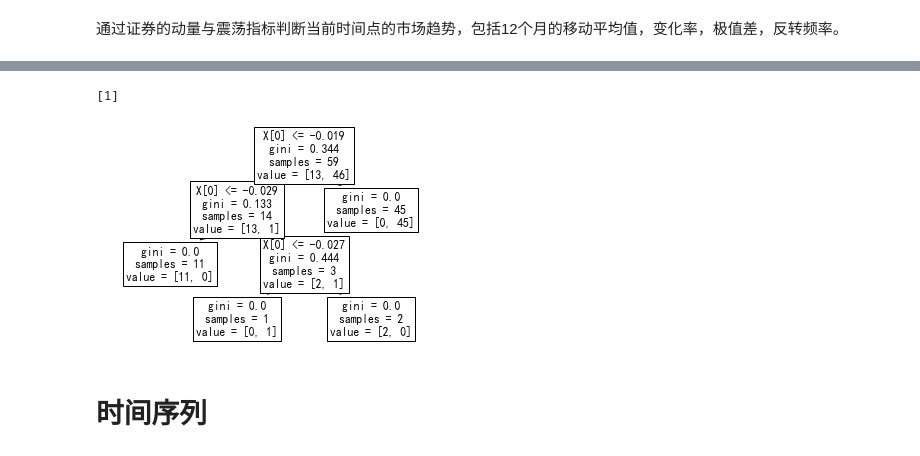
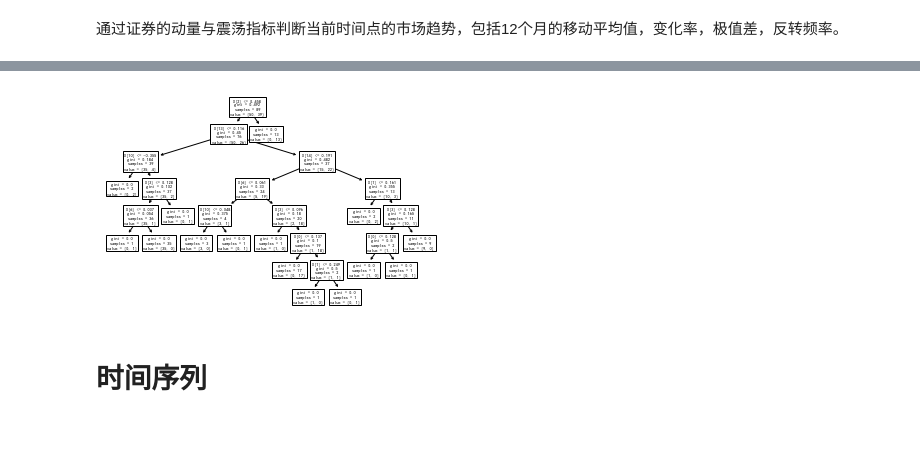
Before and after one commit to LimboRift/wkzq, a Jupyter notebook: 整理结果.ipynb, the cells around one changed output, grey strips where cells are left out. Drawn from its saved outputs; the diff is of its cells as text; code cells hidden in the pictures.

```diff
--- a/整理结果.ipynb
+++ b/整理结果.ipynb
@@ -486,39 +517,0 @@ for i in range(len(df)-59):
-# %%
-rf_res = [(-(-1) ** int(i > 0)) for i in rf_res]
-
-plt.rcParams['font.family']=['SimHei']
-fig, ax = plt.subplots(figsize=(15,8))
-ax.set_title('中债总净价指数随机森林预测',fontproperties='SimHei', size = 20)
-ax.plot(d8, data[2], color='black', linewidth = 1.5, label = '中债总净价指数')
-
-plt.xlabel(u'天数',fontproperties='SimHei',fontsize = 20)
-plt.ylabel(u'指数',fontproperties='SimHei',fontsize = 20)
-
-collection = collections.BrokenBarHCollection.span_where(
-    d8[70:], ymin=l1, ymax=h1, where=np.array(rf_res) == 1, facecolor='red', alpha=.15, label = '上行')
-ax.add_collection(collection)
-
-collection = collections.BrokenBarHCollection.span_where(
-    d8[70:], ymin=l1, ymax=h1, where=np.array(rf_res) != 1, facecolor='green', alpha=.15, label = '下行')
-ax.add_collection(collection)
-
-colors = ['black','red', 'green']
-new_legends = ['-'] * len(colors)
-markers = ['-'] * len(colors)
-
-_, labels = ax.get_legend_handles_labels()
-
-duplicates = [dupe_legend(leg, color) for leg, color in zip(new_legends, colors)]
-ax.legend(duplicates, labels, numpoints=1, markerscale=5, fontsize=13)
-
-plt.show()
-
-p1 = round(profit(data[2][70:],rf_res),3)
-rp1 = round(profit(data[2][70:],rf_res)/profit(data[2][70:], ud[70:]),3)
-a1 = round(acc(rf_res, ud[70:]),3)
-c1 = round(cpx(rf_res)/base_cpx,3)
-
-print('收益率', p1)
-print('相对收益率', rp1)
-print('准确率', a1)
-print('复杂度', c1)
@@ -531,15 +518,13 @@ print('复杂度', c1)
 # %%
-from sklearn import tree
+#树的可视化
 tre = DecisionTreeClassifier()
-tre.fit(b_i[-60:-1], ud[-60:-1])
-print(tre.predict([b_i[-1]]))
+tre.fit(data_bond[:-step_len], ud[11:-step_len])
 tree.plot_tree(tre)
 dot_data = tree.export_graphviz(tre, out_file="tre.dot")
 
 #dot -Tpng tre.dot -o tre.png
 # %% [output]
-[1]
-[figure, old version]
+[figure, new version]
 # %% [markdown]
 # 时间序列
 # %%
```
Also changed, not shown: parts of 8 cells of this notebook, 15 other files.
